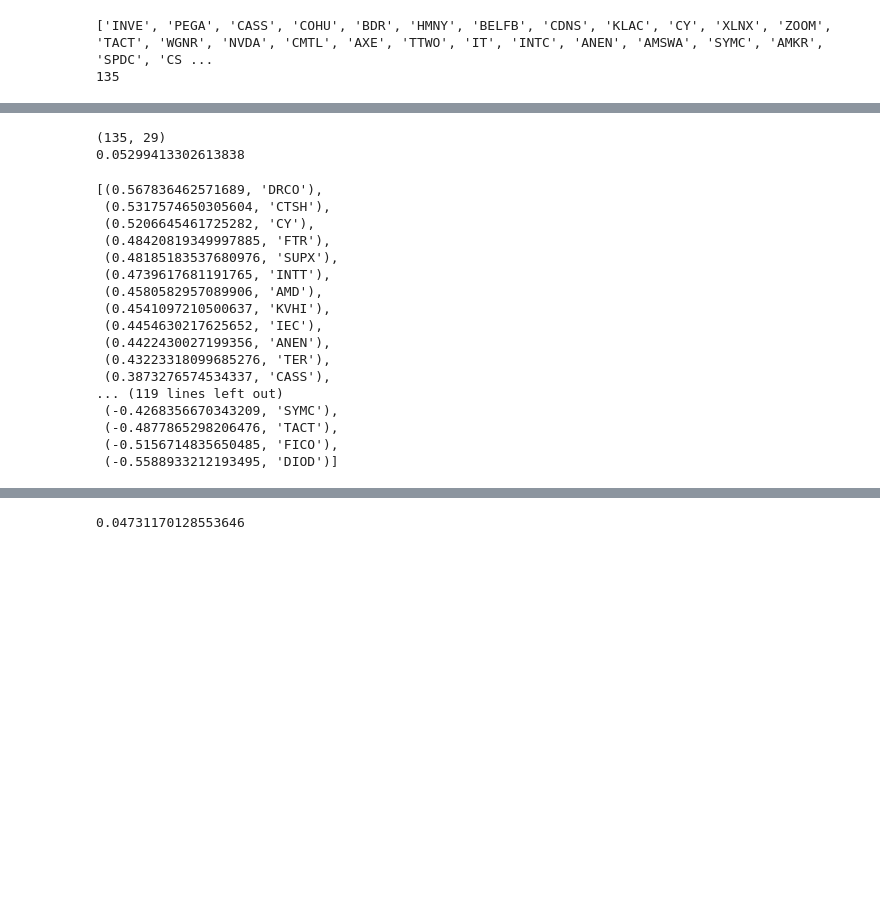
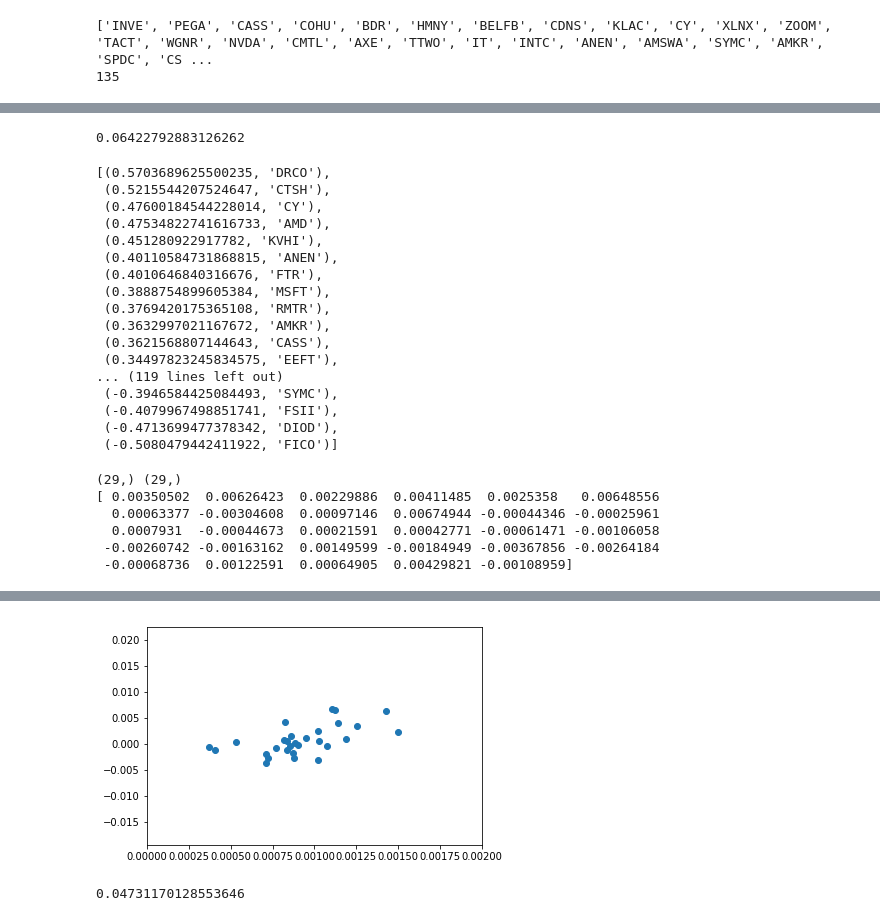
Before and after one commit to howard41436/FINTECH, a Jupyter notebook: final/train_model.ipynb, the cells around one changed output, grey strips where cells are left out. Cells and saved outputs as stored; diff of their text form; code cells hidden in the pictures; blank space fills up the shorter version.

```diff
--- a/final/train_model.ipynb
+++ b/final/train_model.ipynb
@@ -41,7 +45,7 @@ def get_data(st, ed):
 from sklearn.linear_model import Ridge, LinearRegression
 def train_linear_regression(X, Y, Xall, Yall):
     X = (X - np.mean(Xall, axis = 0)) / np.std(Xall, axis = 0)
-    clf = Ridge(alpha = 1)
+    clf = Ridge(alpha = 0.1)
     clf.fit(X, Y)
     #print('training:')
     #print('L2 error:\t', np.sum((clf.predict(X) - Y) ** 2) / Y.shape[0])
@@ -55,9 +59,10 @@ def train_linear_regression(X, Y, Xall, Yall):
     pred = []
     lenx = Xall.shape[0]
     for i in range(n_of_comp):
+        #Xind = Xall[lenx //  n_of_comp * i: lenx // n_of_comp * (i + 1)]
         Xind = (Xall[lenx //  n_of_comp * i: lenx // n_of_comp * (i + 1)] - np.mean(Xall, axis = 0)) / np.std(Xall, axis = 0)
         pred.append(clf.predict(Xind).reshape(-1))
-    return np.array(pred)
+    return clf.coef_, np.array(pred)
 # %%
 import numpy as np
 from keras import regularizers
@@ -87,13 +92,16 @@ def train_dnn(X, Y, Xall, Yall):
 # %%
 Xall, Yall = get_data(0, n_of_comp)
 lenx = Xall.shape[0]
-K = 5
+K = 15
 pred = np.zeros((n_of_comp, 29))
+coef = np.zeros((1, 8))
 for i in range(K):
     X, Y = get_data(n_of_comp // K * i, n_of_comp // K * (i + 1))
-    pred += train_linear_regression(X, Y, Xall, Yall)
+    c, p = train_linear_regression(X, Y, Xall, Yall)
+    pred += p
+    coef += c
 pred /= K
-print(pred.shape)
+coef /= K
 r = [np.corrcoef(pred[i], Yall[lenx // n_of_comp * i: lenx // n_of_comp * (i + 1)].reshape(-1))[0][1] for i in range(n_of_comp)]
 companies = list(dic.keys())
 rank = [(r[i], companies[i]) for i in range(n_of_comp)]
@@ -101,22 +109,38 @@ rank = sorted(rank, reverse = True)
 print(np.mean(np.array(r), axis = None))
 rank
 # %% [output]
-(135, 29)
-0.05299413302613838
+0.06422792883126262
-[(0.567836462571689, 'DRCO'),
- (0.5317574650305604, 'CTSH'),
- (0.5206645461725282, 'CY'),
- (0.48420819349997885, 'FTR'),
- (0.48185183537680976, 'SUPX'),
- (0.4739617681191765, 'INTT'),
- (0.4580582957089906, 'AMD'),
- (0.4541097210500637, 'KVHI'),
- (0.4454630217625652, 'IEC'),
- (0.4422430027199356, 'ANEN'),
- (0.43223318099685276, 'TER'),
- (0.3873276574534337, 'CASS'),
+[(0.5703689625500235, 'DRCO'),
+ (0.5215544207524647, 'CTSH'),
+ (0.47600184544228014, 'CY'),
+ (0.47534822741616733, 'AMD'),
+ (0.451280922917782, 'KVHI'),
+ (0.40110584731868815, 'ANEN'),
+ (0.4010646840316676, 'FTR'),
+ (0.3888754899605384, 'MSFT'),
+ (0.3769420175365108, 'RMTR'),
+ (0.3632997021167672, 'AMKR'),
+ (0.3621568807144643, 'CASS'),
+ (0.34497823245834575, 'EEFT'),
 ... (119 lines left out)
- (-0.4268356670343209, 'SYMC'),
- (-0.4877865298206476, 'TACT'),
- (-0.5156714835650485, 'FICO'),
- (-0.5588933212193495, 'DIOD')]
+ (-0.3946584425084493, 'SYMC'),
+ (-0.4079967498851741, 'FSII'),
+ (-0.4713699477378342, 'DIOD'),
+ (-0.5080479442411922, 'FICO')]
+# %%
+from matplotlib import pyplot as plt
+idx = 79
+X = pred[idx]
+Y = Yall[29 * idx: 29 * (idx + 1)].reshape(-1)
+print(X.shape, Y.shape)
+print(Y)
+plt.scatter(X, Y)
+plt.xlim(0, 0.002)
+plt
+# %% [output]
+(29,) (29,)
+[ 0.00350502  0.00626423  0.00229886  0.00411485  0.0025358   0.00648556
+  0.00063377 -0.00304608  0.00097146  0.00674944 -0.00044346 -0.00025961
+  0.0007931  -0.00044673  0.00021591  0.00042771 -0.00061471 -0.00106058
+ -0.00260742 -0.00163162  0.00149599 -0.00184949 -0.00367856 -0.00264184
+ -0.00068736  0.00122591  0.00064905  0.00429821 -0.00108959]
@@ -123,3 +148,4 @@ rank
+[figure, added]
 # %%
 r = np.load('dnn_r.npy')
 companies = list(dic.keys())
```
Also changed, not shown: parts of 5 cells of this notebook, 10 other files.
